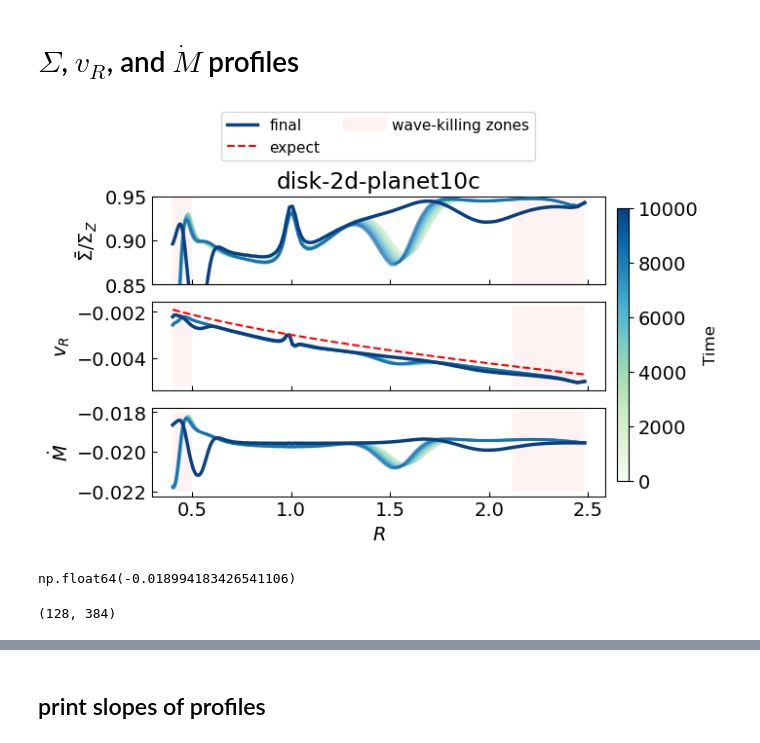
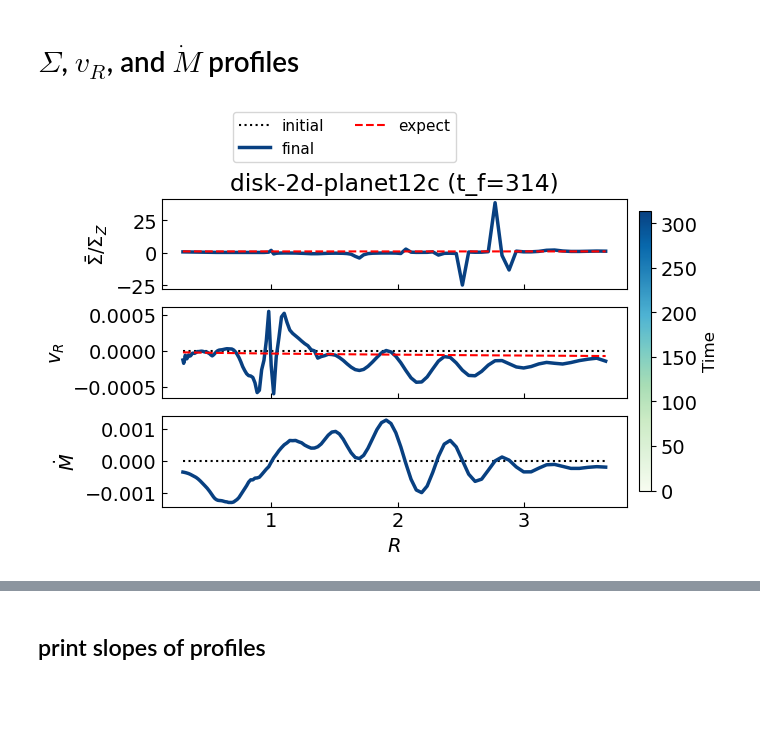
Before and after one commit to Jupiter1994/athena-warps, a Jupyter notebook: warped-disks/jiarus_diagnosis_2d.ipynb, the cells around one changed output, grey strips where cells are left out. Saved outputs shown, nothing was run; the diff lists cells and outputs as text; code cells hidden in the pictures; blank space fills up the shorter version.

```diff
--- a/warped-disks/jiarus_diagnosis_2d.ipynb
+++ b/warped-disks/jiarus_diagnosis_2d.ipynb
@@ -14,7 +14,7 @@ import athena_read
 import glob
 # %%
 ## Snapshots registration
-sim_name = 'disk-2d-planet10c'
+sim_name = 'disk-2d-planet12c'
 #sim_name = 'disk-cyl16'
 # sim_name = 'disk-jiaru9'
 path = '/scratch/phn2956/' + sim_name + '/'
@@ -24,7 +24,7 @@ snapshot_list = sorted(glob.glob(path+'disk.out1.*.athdf'))
 snapshot_list_uov = sorted(glob.glob(path+'disk.out4.*.athdf'))
 print("Number of snapshots:", len(snapshot_list))
 
-alpha = 0.2 # 0.004 # 0.2
-cs = 0.1 # 0.05 # 0.1
+alpha = 1.e-2 # 1.e-2 # 0.004 # 0.2
+cs = 0.05 # 0.05 # 0.1
 # nu = 1e-5 # kinematic viscosity
 # %% [output]
@@ -166,8 +173,8 @@ axs.legend(
 # %%
 ## Plot density, v_r, and Mdot
 
-snapshot_plot = snapshot_list[0:161:1]
-snapshot_plot_uov = snapshot_list_uov[0:161:1]
+snapshot_plot = snapshot_list[0:2:1]
+snapshot_plot_uov = snapshot_list_uov[0:2:1]
 
 ## NOTE: I think the color scaling is wrong when the first snapshot isn't i=0, but it's a minor point
 norm   = mcolors.PowerNorm(gamma=1.5, vmin=0, vmax=len(snapshot_plot)-1)
@@ -175,10 +182,10 @@ colors = [GnBu(0.3 + 0.7 * norm(i)) for i in range(len(snapshot_plot))]
 
 fig,axs = plt.subplots(3,1, figsize=(6,4),sharex=True,sharey=False)
 
-for i, frame in enumerate(snapshot_plot):
+for i, (ath_frame, uov_frame) in enumerate(zip(snapshot_plot, snapshot_plot_uov)):
 
-    ath_data  = athena_read.athdf(frame)#,num_ghost=2,quantities=["rho", "vel1"])
-    uov_data  = athena_read.athdf(snapshot_plot_uov[i])#,num_ghost=2)
+    ath_data  = athena_read.athdf(ath_frame)#,num_ghost=0,quantities=["rho", "vel1"])
+    uov_data  = athena_read.athdf(uov_frame)#,num_ghost=0)
     t_sim = ath_data['Time']
     #print('loading snapshot at t= %5.1f'%t_sim)
 
@@ -205,13 +212,13 @@ for i, frame in enumerate(snapshot_plot):
     ## \bar(Sigma) = azimuthally-averaged Sigma/"den", or
     ## \bar(Sigma)(R') = (1/2pi) * \int Sigma(R=R',phi) dphi
     Sigma_integrand = den*rad_2d*d_phi
-    Sigma_avg = np.sum(Sigma_integrand[:,2:-2],axis=1)/(2*np.pi*rad_app)
+    Sigma_avg = np.sum(Sigma_integrand,axis=1)/(2*np.pi*rad_app)
     #Sigma_avg = np.reshape(Sigma_avg, shape=len(rad_app))
 
     ## Mdot(R) = mass inflow rate, or:
     ## Mdot(R') = \int Sigma(R=R',phi)*v_R(R',phi) (R*dphi)
     Mdot_integrand = den*vx1*rad_2d*d_phi    #  *d_rad
-    Mdot = np.sum(Mdot_integrand[:,2:-2],axis=1)
+    Mdot = np.sum(Mdot_integrand[:,:],axis=1)
     #Mdot = np.reshape(Mdot, shape=len(rad_app))
 
     ## mass-weighted v_R = Mdot / (2pi*R*\bar{Sigma}(R))
@@ -233,13 +240,14 @@ for i, frame in enumerate(snapshot_plot):
     #Sigma_ss = Sigma_avg[-1] * (rad_app/rad_app[-1])**(-1.5)
 
     # take the sim's constant Mdot value as the truth
-    Mdot = np.sum(Mdot_lf[:,2:-2], axis=1)
+    Mdot = np.sum(Mdot_lf[:,:], axis=1)
     Mdot_const = Mdot#[5]
     H_R = cs * rad_app**(1.5) # scale height H(R)
     nu_R = alpha*cs*H_R
     Sigma_ss = -Mdot_const / (3*np.pi*nu_R)
-    axs[0].plot(rad_app,Sigma_avg/Sigma_ss,**kws)
-    #axs[0].plot(rad_app,Sigma_ss, label="Mdot/nu")
+    Sigma_normed = Sigma_avg/Sigma_ss
+    axs[0].plot(rad_app,Sigma_normed,**kws)
+    # axs[0].plot(rad_app,Sigma_ss, label="Mdot/nu")
     axs[1].plot(rad_app,vr,**kws)
 
     # plot the Mdot outputted by Athena
@@ -255,7 +263,7 @@ cbar.set_label('Time', fontsize=12)
 #vR_sol    = vr[-1] * (rad_app/rad_app[-1])**0.5
 
 # take the sim's constant Mdot value as the truth
-Mdot_const = Mdot[10]
+Mdot_const = Mdot[60]
 H_R = cs * rad_app**(1.5) # scale height H(R)
 nu_R = alpha*cs*H_R
 Sigma_sol = -Mdot_const / (3*np.pi*nu_R)
@@ -268,9 +276,12 @@ vR_sol = Mdot_const / (2*np.pi*rad_app*Sigma_sol)
 
 kws_theory = {'c': 'r', 'lw': 1.5, 'ls': '--', 'zorder': zorder+200}
 
-DeltaT = 1.4e-3
-Sig_fit = 1 + (DeltaT/Mdot_const) * rad_app**(-1/2)
-#axs[0].plot(rad_app,Sig_fit,**kws_theory)
+#DeltaT = 1.4e-4
+# Sig_fit = 1 + (DeltaT/Mdot_const) * rad_app**(-1/2)
+Sig_fit = 1 + 2*(cs**2) * rad_app**(-1/2)
+axs[0].plot(rad_app,Sig_fit,**kws_theory)
+Sigma_sol = np.zeros(Mdot.shape) + 1 # + (129/172)
+#axs[0].plot(rad_app,Sigma_sol,**kws_theory)
 #axs[1].plot(ath_data['x1f'][:-1],vR_sol,**kws_theory)
 axs[1].plot(ath_data['x1v'],vR_sol,**kws_theory)
 # axs[2].plot(rad_app,Mdot_sol,**kws_theory)
@@ -283,55 +294,56 @@ axs[2].set_ylabel(r'$\dot{M}$')
 axs[-1].set_xlabel(r'$R$')
 #axs[-1].set_xlim(rad_app[[0,23]])
 
-axs[0].set_ylim(0.85, .95)
+#axs[0].set_ylim(0., 1.3)
 #axs[1].set_ylim(-5.e-3, 0.5e-3)
-#axs[2].set_ylim(-2.1e-2, 0.1e-2)
+#axs[2].set_ylim(-4e-4, -2e-4)
 
 for ax in axs.flatten():
     ax.tick_params(which='both',direction='in')
 
 # plot wave-killing zones
-use_wk = True
+use_wk = False
 if use_wk:
-    r_in = 0.4 # 0.5
-    r_out = 2.5
-    r_iwkz = 0.5 # 0.46 # 0.7
-    r_owkz = 2.1 # 1.6
+    r_in = 0.3 # 0.4 # 0.5
+    r_out = 3.68
+    r_iwkz = 0.46 # 0.5 # 0.7
+    r_owkz = 3.0 # 2.1 # 1.6
 
     # locations of wave-killing zones
     where = ((rad_app > r_in) & (rad_app < r_iwkz)) | \
                 ((rad_app > r_owkz) & (rad_app < r_out))
 
     axs[0].fill_between(rad_app, axs[0].get_ylim()[0], axs[0].get_ylim()[1],
                 where = where, facecolor='red', alpha=0.05)
     axs[1].fill_between(rad_app, axs[1].get_ylim()[0], axs[1].get_ylim()[1], \
                 where = where, facecolor='red', alpha=0.05)
     axs[2].fill_between(rad_app, axs[2].get_ylim()[0], axs[2].get_ylim()[1], \
                 where = where, facecolor='red', alpha=0.05)
 
     axs[0].plot([],[],color='red',linewidth=10, alpha=0.05, label='wave-killing zones')
 
 axs[0].legend(
     fontsize=11,
     loc='upper left',
     bbox_to_anchor=(0.15, 1.52, 1.02, .452),
     ncol=2,
     #mode="expand",
     borderaxespad=0.1
 )
 
-axs[0].set_title(sim_name)
+axs[0].set_title(sim_name + " (t_f=%.0f)"%t_sim)
+
+### show problem parameters in figure as a text box
+#textstr1 = r'$\Delta T$=%.2e' % (DeltaT,)
+## these are matplotlib.patch.Patch properties
+#props = dict(boxstyle='square', facecolor='white', alpha=0.3)
+# place a text box in upper left in axes coords
+# axs[0].text(0.05, 0.75, textstr1, transform=axs[0].transAxes, fontsize=10,
+#         verticalalignment='bottom', bbox=props)
 
 save_fig = False
 if save_fig:
+
     plt.savefig("Figs/Snapshots/" + sim_name + "-snapshots.png", bbox_inches='tight')
 # %% [output]
-[figure, old version]
+[figure, new version]
-# %%
-Mdot_const
-# %% [output]
-np.float64(-0.018994183426541106)
-# %%
-rad_2d.shape
-# %% [output]
-(128, 384)
```
Also changed, not shown: parts of 10 cells of this notebook, 6 other files.
